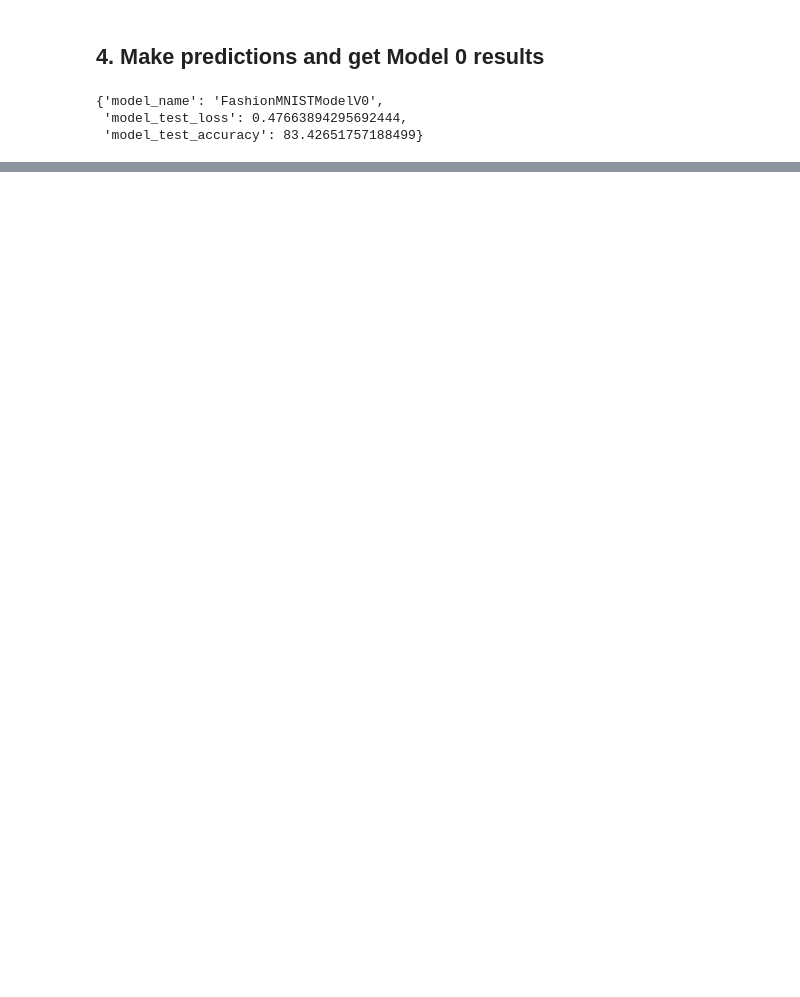
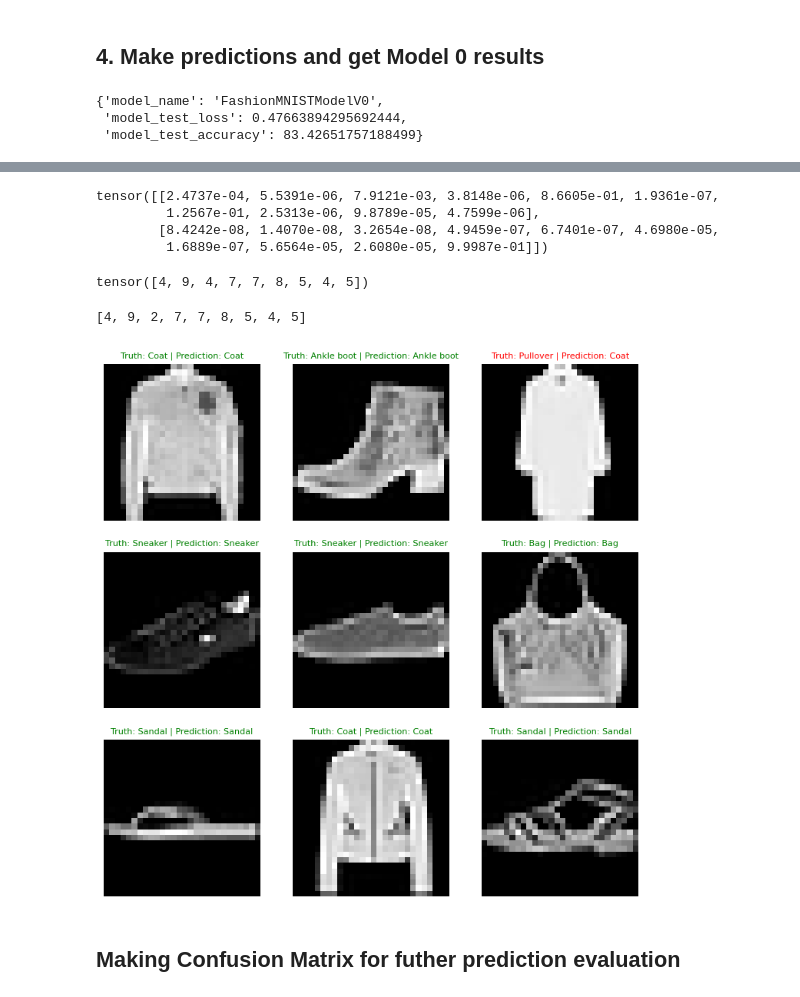
Before and after one commit to Niloy009/learning_pytorch, a Jupyter notebook: 03_pytorch_computer_vision.ipynb, the cells around one changed output, grey strips where cells are left out. Saved outputs shown, nothing was run; the diff lists cells and outputs as text; code cells hidden in the pictures; blank space fills up the shorter version.

```diff
--- a/03_pytorch_computer_vision.ipynb
+++ b/03_pytorch_computer_vision.ipynb
@@ -418,0 +442,3 @@ model_0_test_results
+# %%
+device = 'cuda' if torch.cuda.is_available() else 'cpu'
+device
@@ -418,0 +870,51 @@ model_0_test_results
+# %%
+# Make Predictions
+pred_probs = make_predictions(model=model_2, data=test_samples, device=device)
+
+pred_probs[:2]
+# %% [output]
+tensor([[2.4737e-04, 5.5391e-06, 7.9121e-03, 3.8148e-06, 8.6605e-01, 1.9361e-07,
+         1.2567e-01, 2.5313e-06, 9.8789e-05, 4.7599e-06],
+        [8.4242e-08, 1.4070e-08, 3.2654e-08, 4.9459e-07, 6.7401e-07, 4.6980e-05,
+         1.6889e-07, 5.6564e-05, 2.6080e-05, 9.9987e-01]])
+# %%
+# Convert probabilities to labels
+pred_labels = pred_probs.argmax(dim=1)
+pred_labels
+# %% [output]
+tensor([4, 9, 4, 7, 7, 8, 5, 4, 5])
+# %%
+test_labels
+# %% [output]
+[4, 9, 2, 7, 7, 8, 5, 4, 5]
+# %%
+plt.figure(figsize=(9,9))
+nrows=3
+ncols=3
+
+for i, sample in enumerate(test_samples):
+    # create subplot
+    plt.subplot(nrows, ncols, i+1)
+
+    # plot the samle
+    plt.imshow(sample.squeeze(), cmap='gray')
+
+    # find the prediction label
+    pred_label = classes_name[pred_labels[i]]
+
+    # truth label
+    truth_label = classes_name[test_labels[i]]
+
+    # title text
+    title_text = f'Truth: {truth_label} | Prediction: {pred_label}'
+
+    if pred_label == truth_label:
+        plt.title(title_text, c='g', fontsize=8)
+    else:
+        plt.title(title_text, c='r', fontsize=8)
+
+    plt.axis(False)
+# %% [output]
+[figure, added]
+# %% [markdown]
+## Making Confusion Matrix for futher prediction evaluation
```
Also changed, not shown: parts of 40 cells of this notebook, 1 other file.
